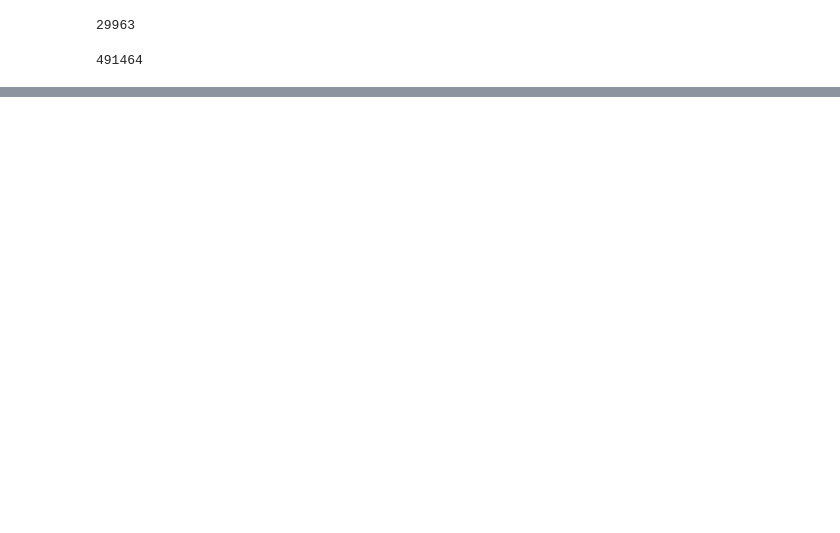
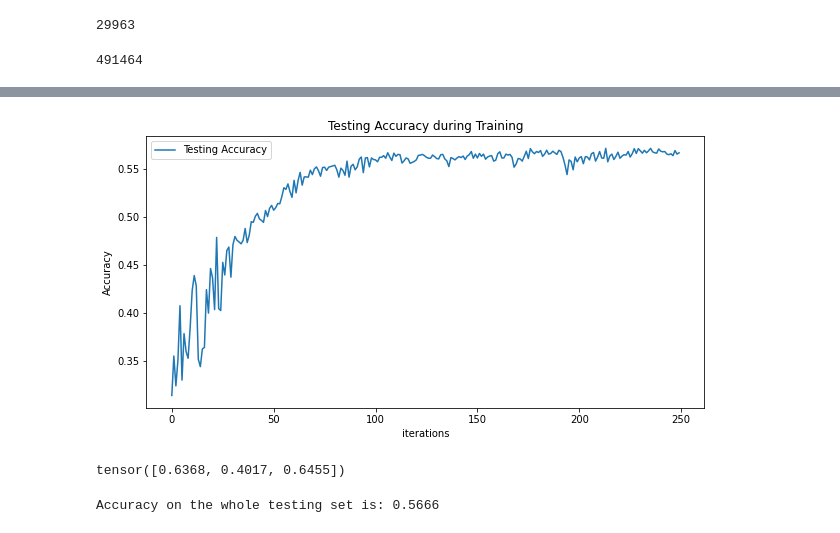
Before and after one commit to OktarianTB/predicting-business-popularity, a Jupyter notebook: gnn/restaurants_gnn.ipynb, the cells around one changed output, grey strips where cells are left out. Cells and saved outputs as stored; diff of their text form; code cells hidden in the pictures; blank space fills up the shorter version.

Commit message:
Added more info on GNN (F1/overall testing accuracy)

```diff
--- a/gnn/restaurants_gnn.ipynb
+++ b/gnn/restaurants_gnn.ipynb
@@ -155,0 +191,10 @@ Epoch 250: Train: 0.5483, Validation: 0.5367. Test: 0.5309, Loss: 0.9209
+# %%
+plt.figure(figsize=(10,5))
+plt.title("Testing Accuracy during Training")
+plt.plot(accuracies,label="Testing Accuracy")
+plt.xlabel("iterations")
+plt.ylabel("Accuracy")
+plt.legend()
+plt.show()
+# %% [output]
+[figure, added]
@@ -155,0 +347,22 @@ Epoch 250: Train: 0.5483, Validation: 0.5367. Test: 0.5309, Loss: 0.9209
+# %%
+model.eval()
+for batch in test_loader:
+    batch.to("cuda")
+    logits = model(batch)
+    pred = logits[batch.node_label_index].max(1)[1]
+    f1 = f1_score(pred, batch.node_label, num_classes)
+    print(f1)
+# %% [output]
+tensor([0.6368, 0.4017, 0.6455])
+# %%
+final_test_loader = DataLoader(dataset_test, collate_fn=Batch.collate(), batch_size=len(dataset_test))
+model.eval()
+for batch in final_test_loader:
+    batch.to("cuda")
+    logits = model(batch)
+    pred = logits[batch.node_label_index].max(1)[1]
+
+    testing_accuracy = accuracy(pred, batch.node_label)
+    print(f"Accuracy on the whole testing set is: {testing_accuracy}")
+# %% [output]
+Accuracy on the whole testing set is: 0.5666
```
Also changed, not shown: parts of 7 cells of this notebook, 4 other files.
